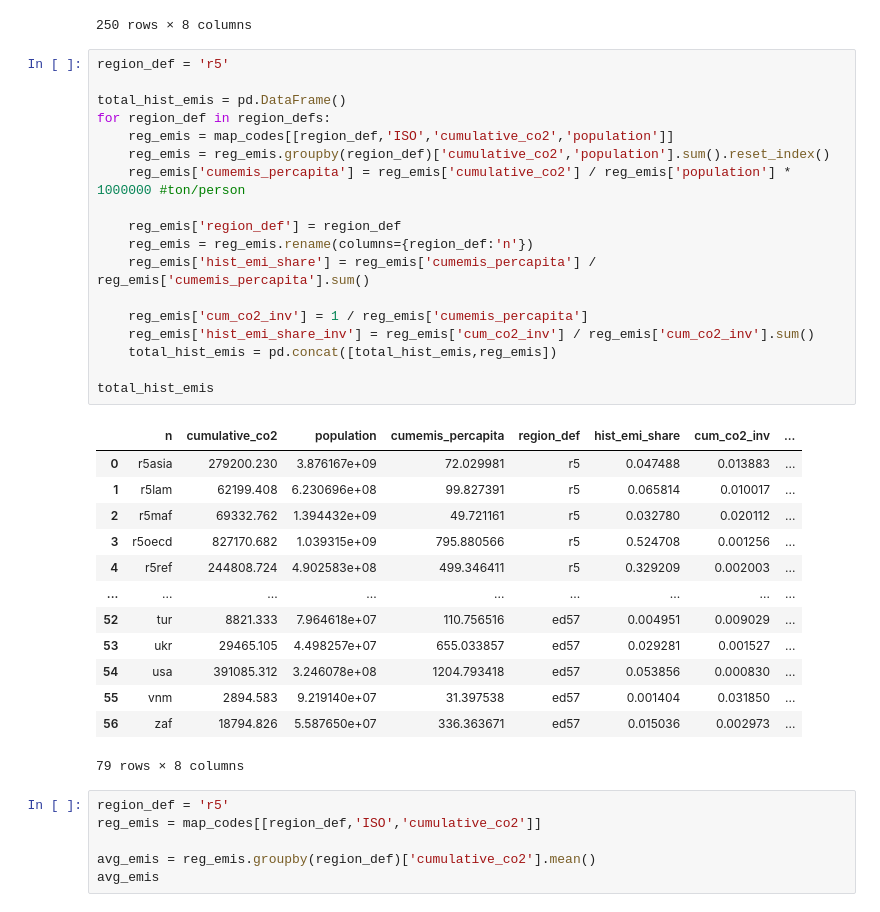
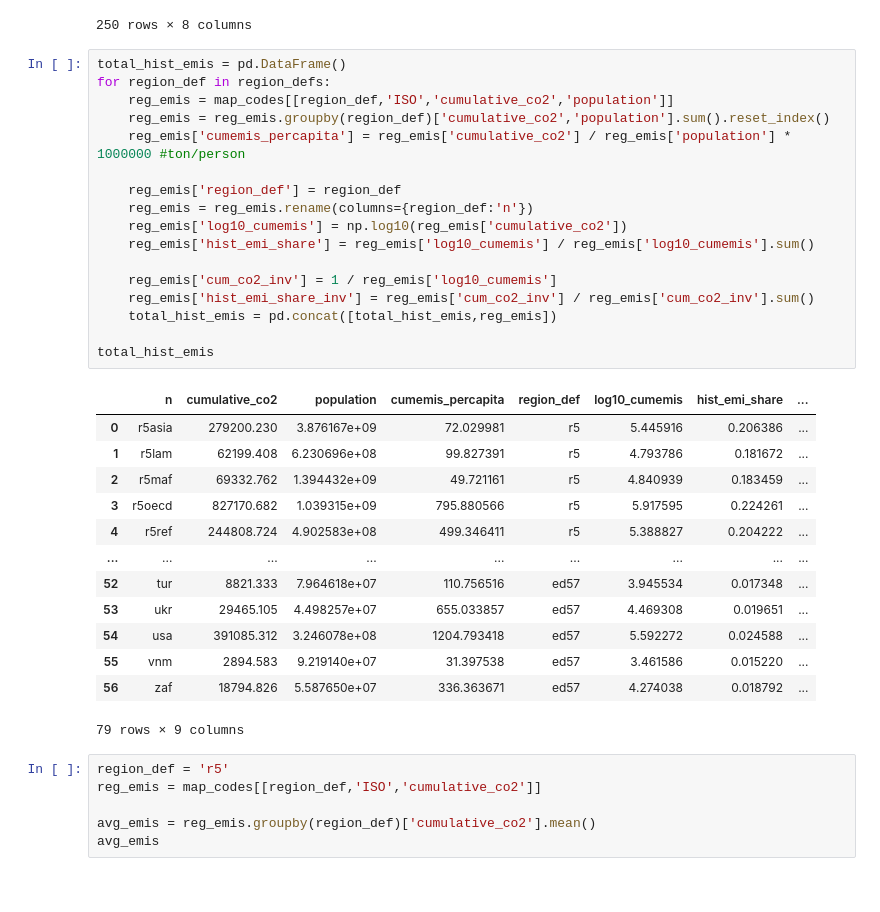
Before and after one commit to DanielPerezF/ClimateChange-WISE-project, a Jupyter notebook: region_data.ipynb, the cells around one changed output. Cells and saved outputs as stored; diff of their text form.

Commit message:
Hist emis with log scale

```diff
--- a/region_data.ipynb
+++ b/region_data.ipynb
@@ -232,37 +232,36 @@ map_codes
 | 249 | UZB | ris | r5ref | te | UZB | 5652.790 | 30949416.0 | 0.000183 |
 250 rows × 8 columns
 # %%
-region_def = 'r5'
-
 total_hist_emis = pd.DataFrame()
 for region_def in region_defs:
     reg_emis = map_codes[[region_def,'ISO','cumulative_co2','population']]
     reg_emis = reg_emis.groupby(region_def)['cumulative_co2','population'].sum().reset_index()
     reg_emis['cumemis_percapita'] = reg_emis['cumulative_co2'] / reg_emis['population'] * 1000000 #ton/person
 
     reg_emis['region_def'] = region_def
     reg_emis = reg_emis.rename(columns={region_def:'n'})
-    reg_emis['hist_emi_share'] = reg_emis['cumemis_percapita'] / reg_emis['cumemis_percapita'].sum()
+    reg_emis['log10_cumemis'] = np.log10(reg_emis['cumulative_co2'])
+    reg_emis['hist_emi_share'] = reg_emis['log10_cumemis'] / reg_emis['log10_cumemis'].sum()
 
-    reg_emis['cum_co2_inv'] = 1 / reg_emis['cumemis_percapita']
+    reg_emis['cum_co2_inv'] = 1 / reg_emis['log10_cumemis']
     reg_emis['hist_emi_share_inv'] = reg_emis['cum_co2_inv'] / reg_emis['cum_co2_inv'].sum()
     total_hist_emis = pd.concat([total_hist_emis,reg_emis])
 
 total_hist_emis
 # %% [output]
-|  | n | cumulative_co2 | population | cumemis_percapita | region_def | hist_emi_share | cum_co2_inv | ... |
-| 0 | r5asia | 279200.230 | 3.876167e+09 | 72.029981 | r5 | 0.047488 | 0.013883 | ... |
-| 1 | r5lam | 62199.408 | 6.230696e+08 | 99.827391 | r5 | 0.065814 | 0.010017 | ... |
-| 2 | r5maf | 69332.762 | 1.394432e+09 | 49.721161 | r5 | 0.032780 | 0.020112 | ... |
-| 3 | r5oecd | 827170.682 | 1.039315e+09 | 795.880566 | r5 | 0.524708 | 0.001256 | ... |
-| 4 | r5ref | 244808.724 | 4.902583e+08 | 499.346411 | r5 | 0.329209 | 0.002003 | ... |
+|  | n | cumulative_co2 | population | cumemis_percapita | region_def | log10_cumemis | hist_emi_share | ... |
+| 0 | r5asia | 279200.230 | 3.876167e+09 | 72.029981 | r5 | 5.445916 | 0.206386 | ... |
+| 1 | r5lam | 62199.408 | 6.230696e+08 | 99.827391 | r5 | 4.793786 | 0.181672 | ... |
+| 2 | r5maf | 69332.762 | 1.394432e+09 | 49.721161 | r5 | 4.840939 | 0.183459 | ... |
+| 3 | r5oecd | 827170.682 | 1.039315e+09 | 795.880566 | r5 | 5.917595 | 0.224261 | ... |
+| 4 | r5ref | 244808.724 | 4.902583e+08 | 499.346411 | r5 | 5.388827 | 0.204222 | ... |
 | ... | ... | ... | ... | ... | ... | ... | ... | ... |
-| 52 | tur | 8821.333 | 7.964618e+07 | 110.756516 | ed57 | 0.004951 | 0.009029 | ... |
-| 53 | ukr | 29465.105 | 4.498257e+07 | 655.033857 | ed57 | 0.029281 | 0.001527 | ... |
-| 54 | usa | 391085.312 | 3.246078e+08 | 1204.793418 | ed57 | 0.053856 | 0.000830 | ... |
-| 55 | vnm | 2894.583 | 9.219140e+07 | 31.397538 | ed57 | 0.001404 | 0.031850 | ... |
-| 56 | zaf | 18794.826 | 5.587650e+07 | 336.363671 | ed57 | 0.015036 | 0.002973 | ... |
+| 52 | tur | 8821.333 | 7.964618e+07 | 110.756516 | ed57 | 3.945534 | 0.017348 | ... |
+| 53 | ukr | 29465.105 | 4.498257e+07 | 655.033857 | ed57 | 4.469308 | 0.019651 | ... |
+| 54 | usa | 391085.312 | 3.246078e+08 | 1204.793418 | ed57 | 5.592272 | 0.024588 | ... |
+| 55 | vnm | 2894.583 | 9.219140e+07 | 31.397538 | ed57 | 3.461586 | 0.015220 | ... |
+| 56 | zaf | 18794.826 | 5.587650e+07 | 336.363671 | ed57 | 4.274038 | 0.018792 | ... |
-79 rows × 8 columns
+79 rows × 9 columns
 # %%
 region_def = 'r5'
 reg_emis = map_codes[[region_def,'ISO','cumulative_co2']]
```
Also changed, not shown: parts of 1 cell of this notebook, 5 other files.
